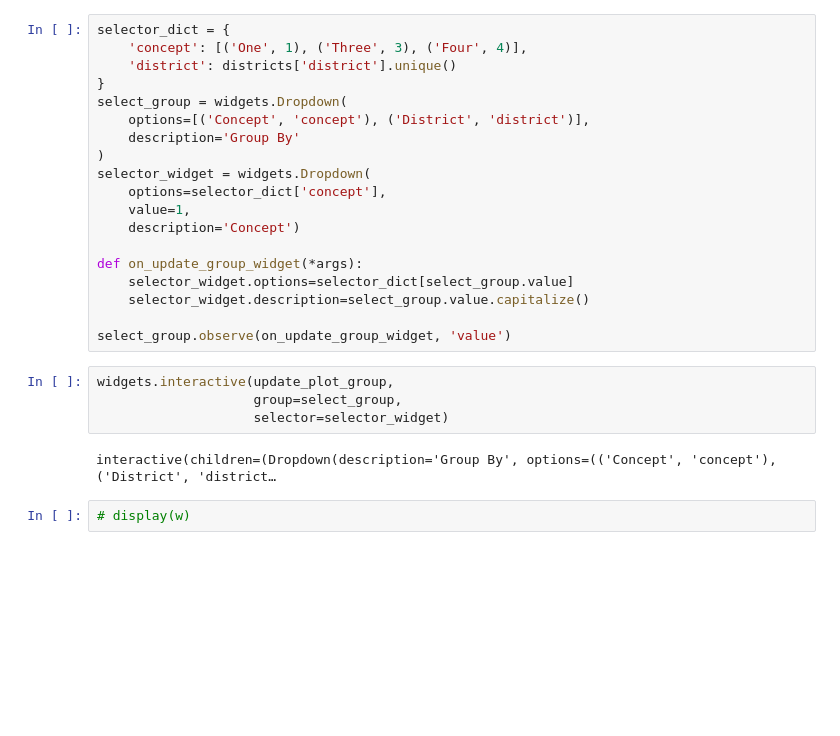
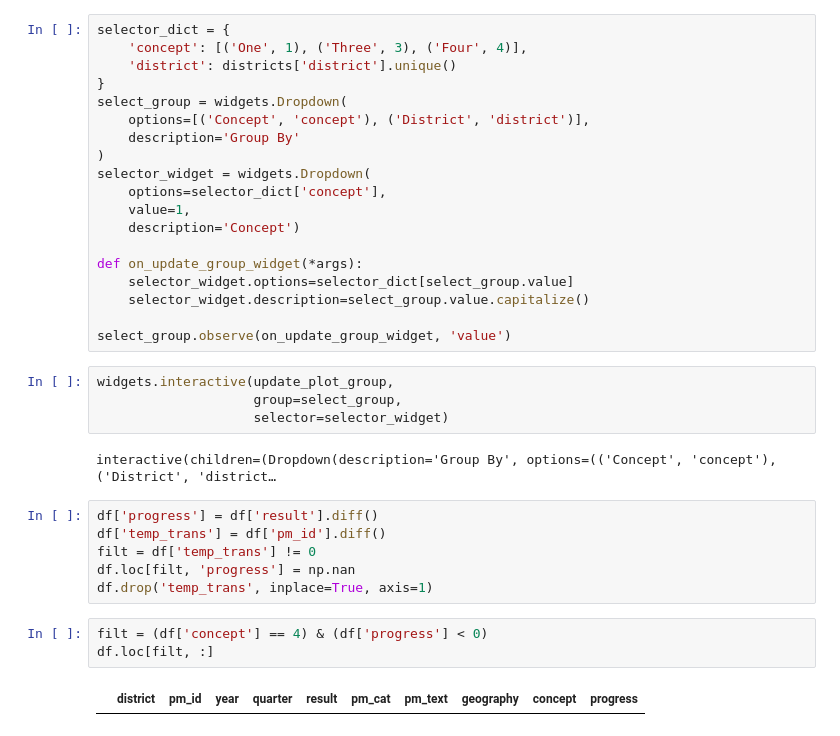
Before and after one commit to eanderson-ei/nbinteract-tutorial, a Jupyter notebook: notebooks/indicator-3-2-clean.ipynb, the cells around one changed output. Cells and saved outputs as stored; diff of their text form; blank space fills up the shorter version.

```diff
--- a/notebooks/indicator-3-2-clean.ipynb
+++ b/notebooks/indicator-3-2-clean.ipynb
@@ -82,5 +118,14 @@ widgets.interactive(update_plot_group,
                     selector=selector_widget)
 # %% [output]
 interactive(children=(Dropdown(description='Group By', options=(('Concept', 'concept'), ('District', 'district…
-# %%
-# display(w)
+# %%
+df['progress'] = df['result'].diff()
+df['temp_trans'] = df['pm_id'].diff()
+filt = df['temp_trans'] != 0
+df.loc[filt, 'progress'] = np.nan
+df.drop('temp_trans', inplace=True, axis=1)
+# %%
+filt = (df['concept'] == 4) & (df['progress'] < 0)
+df.loc[filt, :]
+# %% [output]
+|  | district | pm_id | year | quarter | result | pm_cat | pm_text | geography | concept | progress |
```
Also changed, not shown: parts of 8 cells of this notebook, 12 other files.
